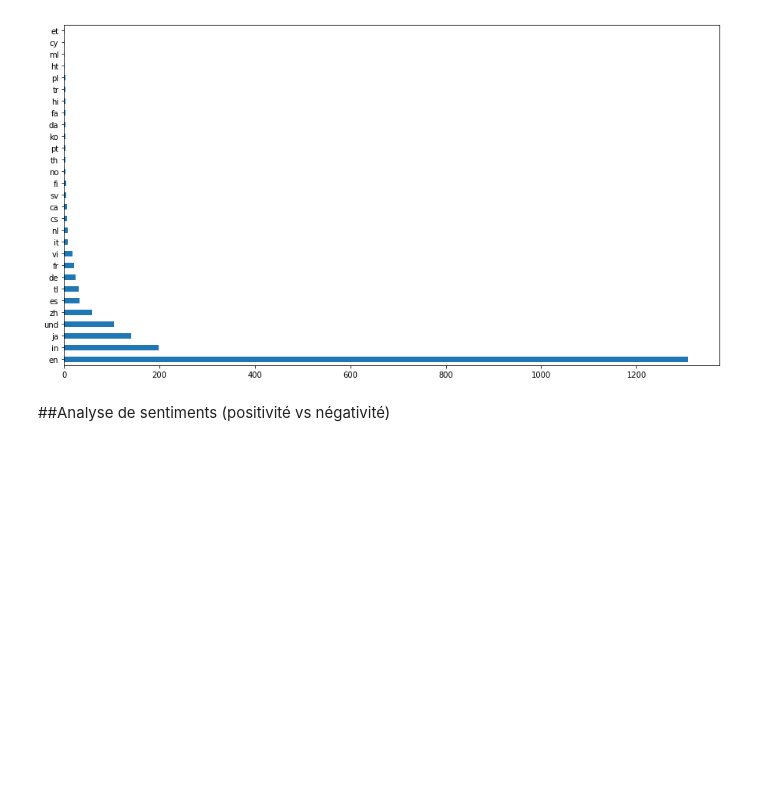
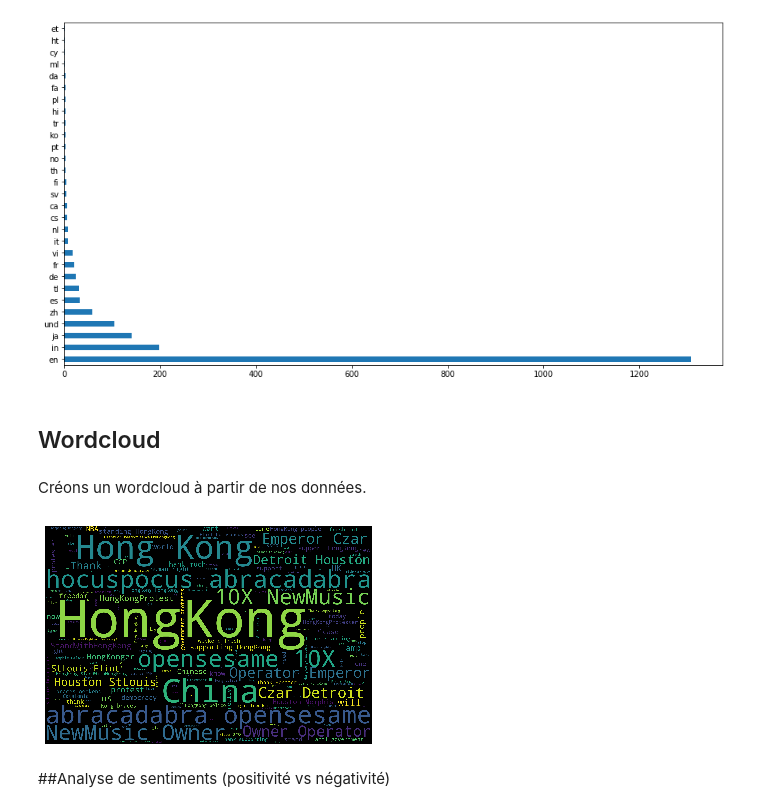
Before and after one commit to RoshanTS/extract-2, a Jupyter notebook: tweets_analysis.ipynb, the cells around one changed output. Saved outputs shown, nothing was run; the diff lists cells and outputs as text; code cells hidden in the pictures; blank space fills up the shorter version.

```diff
--- a/tweets_analysis.ipynb
+++ b/tweets_analysis.ipynb
@@ -26,2 +24,2 @@ df_tweets.csv                       df_tweets_rouen_fire.csv
 # %%
-data_all_languages = pd.read_csv('/content/gdrive/Shared drives/PFE_ING3_ESTIA/data/df_tweets_18-10-2019__02:23:32.csv')
+data = pd.read_csv('/content/gdrive/Shared drives/PFE_ING3_ESTIA/data/cleaned_data/hongkong/df_tweets_cleaned_en_24-10-2019__23:46:46.csv')
@@ -55,5 +52,35 @@ data_all_languages.language.value_counts().plot(kind = 'barh', figsize = (15,8))
 # %% [output]
 <matplotlib.axes._subplots.AxesSubplot at 0x...>
 [figure]
+# %% [markdown]
+## Wordcloud
+# %% [markdown]
+Créons un wordcloud à partir de nos données.
+# %%
+
+
+# join tweets to a single string
+words = ' '.join(data['tweet content'])
+
+# remove URLs, RTs, and twitter handles
+no_urls_no_tags = " ".join([word for word in words.split()
+                            if 'http' not in word
+                                and not word.startswith('@')
+                                and word != 'RT'
+                            ])
+
+wordcloud = WordCloud(
+                      stopwords=STOPWORDS,
+                      background_color='black',
+                      width=1920,
+                      height=1280
+                     ).generate(no_urls_no_tags)
+
+plt.imshow(wordcloud)
+plt.axis('off')
+#plt.savefig('wordcloud', dpi=300)
+plt.show()
+# %% [output]
+[figure, added]
 # %% [markdown]
 ##Analyse de sentiments (positivité vs négativité)
```
Also changed, not shown: parts of 8 cells of this notebook.
